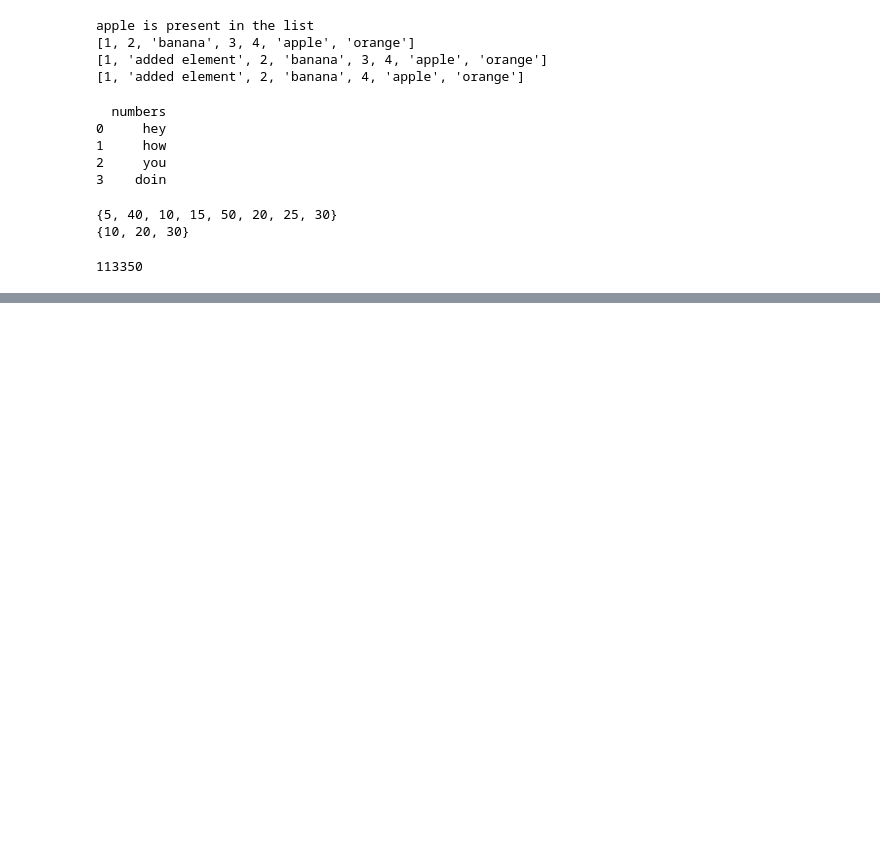
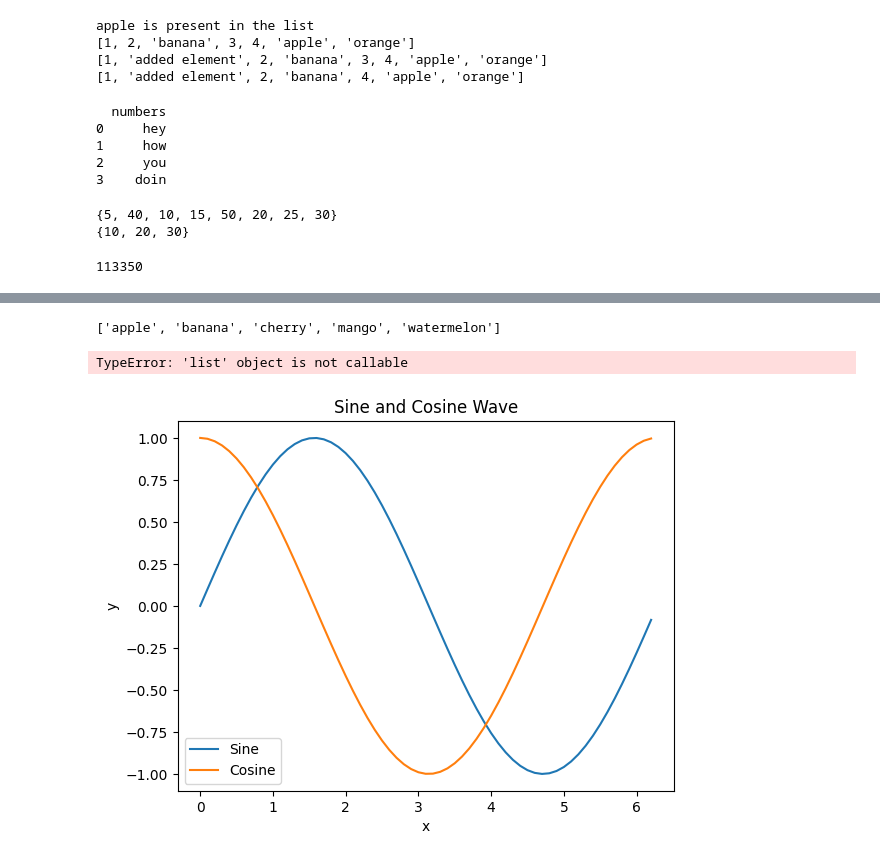
Before and after one commit to rohan-devs/pythonlab-extc-sem-4, a Jupyter notebook: solutions.ipynb, the cells around one changed output, grey strips where cells are left out. Drawn from its saved outputs; the diff is of its cells as text; code cells hidden in the pictures; blank space fills up the shorter version.

```diff
--- a/solutions.ipynb
+++ b/solutions.ipynb
@@ -586,0 +631,48 @@ months is repeated 2 times
+# %%
+#Consider the given list L=[“apple”,”banana”,”cherry”]
+#Write a python code to insert two more elements “mango” and
+#“watermelon” in the list
+L=['apple','banana','cherry']
+L.append('mango')
+L.append('watermelon')
+print(L)
+# %% [output]
+['apple', 'banana', 'cherry', 'mango', 'watermelon']
+# %%
+#Consider the tuple T=(1,2,3,4,5,6)
+#Write a python code to replace 3 with 30.
+T = (1, 2, 3, 4, 5, 6)
+
+# Convert the tuple to a list.
+list_ = list(T)
+
+# Replace the value at index 2 with 30.
+list_[2] = 30
+
+# Convert the list back to a tuple.
+T = tuple(list_)
+
+print(T)
+# %% [output]
+TypeError: 'list' object is not callable
+# %%
+import matplotlib.pyplot as plt
+import numpy as np
+
+# Create a list of x-values.
+x = np.arange(0, 2 * np.pi, 0.1)
+
+# Calculate the sine and cosine values for each x-value.
+sin = np.sin(x)
+cos = np.cos(x)
+
+# Plot the sine and cosine values as a line graph.
+plt.plot(x, sin, label="Sine")
+plt.plot(x, cos, label="Cosine")
+plt.xlabel("x")
+plt.ylabel("y")
+plt.title("Sine and Cosine Wave")
+plt.legend()
+plt.show()
+# %% [output]
+[figure, added]
```
Also changed, not shown: parts of 3 cells of this notebook.
